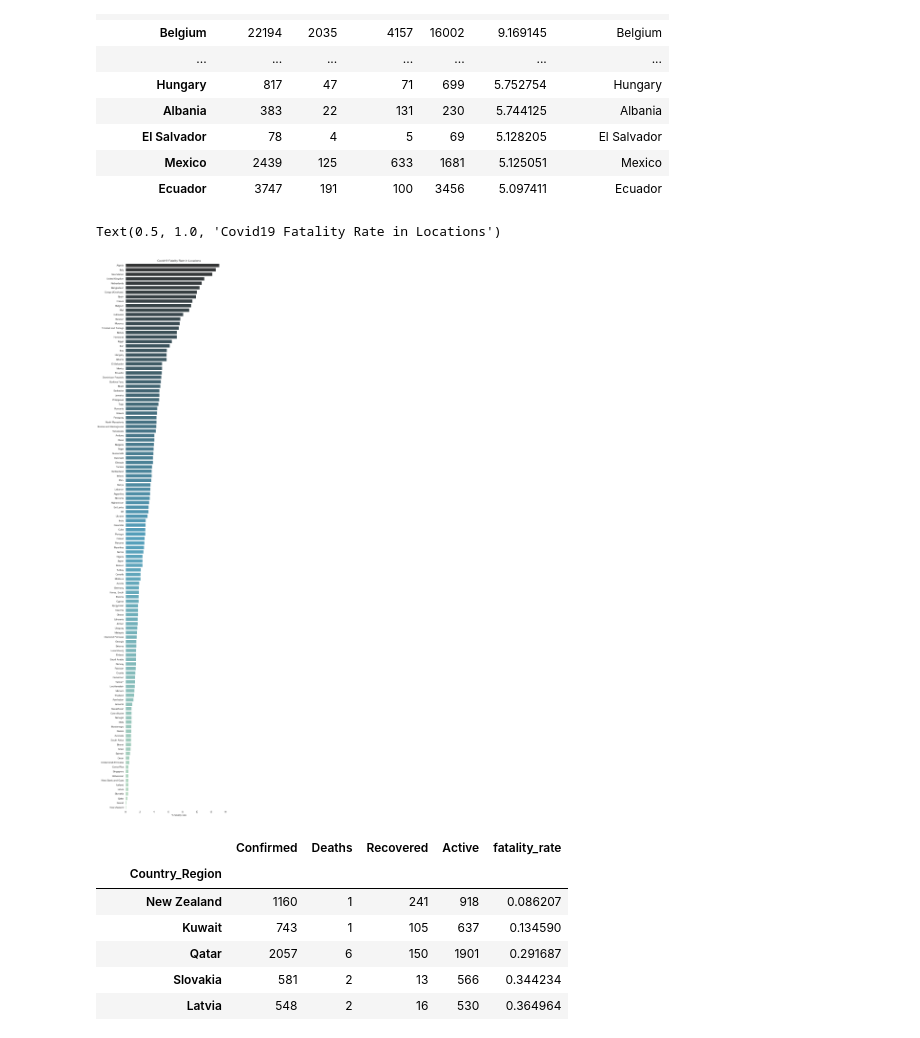
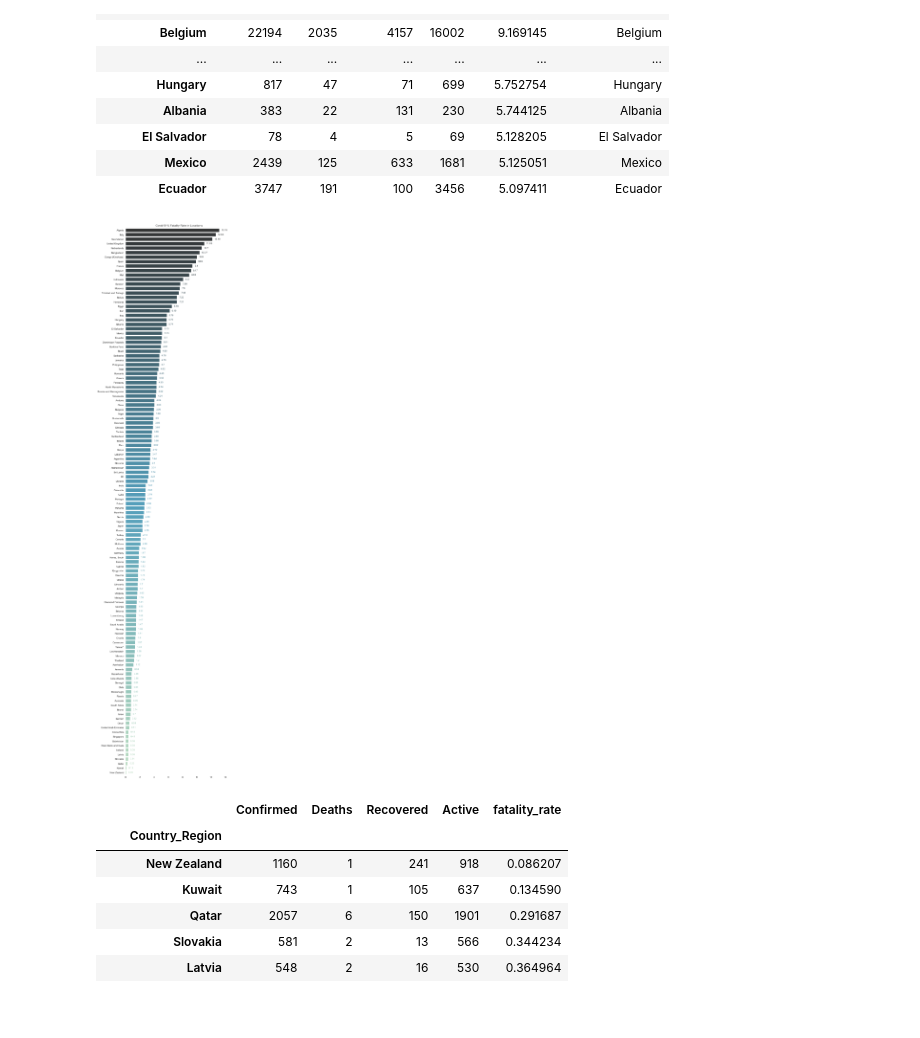
Before and after one commit to nnworkspace/covid19-insight, a Jupyter notebook: covid19-insight.ipynb, the cells around one changed output. Saved outputs shown, nothing was run; the diff lists cells and outputs as text; code cells hidden in the pictures; blank space fills up the shorter version.

Commit message:
cosmetics for the bar plot

```diff
--- a/covid19-insight.ipynb
+++ b/covid19-insight.ipynb
@@ -136,38 +136,47 @@ fatalities[:25]
 # %%
 # plot the rank of fatality rate as horizontal bar chart
 
 # canvas style must come first
 sns.set_style("white")
-# sns.set_color_codes("pastel")
 
 # set color palette
 pal = sns.color_palette("GnBu_d", len(fatalities))
 
 # Initialize the matplotlib figure
 f, ax = plt.subplots(figsize=(8, 42))
 
 # plot the rank of fatality rate
 rank = np.arange(len(fatalities))
-sns.barplot(x = 'fatality_rate', y = 'location',
+g = sns.barplot(x = 'fatality_rate', y = 'location',
             data = fatalities, label = 'Fatality Rate', palette=np.array(pal)[rank])
 
+# add fatality rate to each bar
+#for index, row in fatalities.iterrows():
+#    g.text(row.name, row.tip, round(row.fatality_rate, 2), color='black', ha="left")
+
+# here each patch in ax.patches is a matplotlib.patches.Rectangle object
+for p in ax.patches:
+    _x = p.get_x() + p.get_width() + float(0.3)
+    _y = p.get_y() + p.get_height() - float(0.4)
+    value = round(p.get_width(), 2)
+    ax.text(_x, _y, value, ha = "left", va = "center", color = p.get_facecolor())
+
 # Add informative axis label
-ax.set(xlim=(0, 15), ylabel = '', xlabel = '% fatality rate')
-
+ax.set(xlim=(0, 15), ylabel = '', xlabel = '')
 
 # cosmetics
 sns.despine(left=True, bottom=True)
 
 # pos = np.arange(len(fatalities))
 
 # plt.barh(pos, fatalities.fatality_rate * 100, align = 'center')
 # plt.yticks(pos, fatalities.index, fontsize = 12)
 # plt.xlabel('% fatality rate')
 
-plt.title('Covid19 Fatality Rate in Locations')
+plt.title('Covid19 % Fatality Rate in Locations')
+plt.show()
 # %% [output]
-Text(0.5, 1.0, 'Covid19 Fatality Rate in Locations')
-[figure, old version]
+[figure, new version]
 # %%
 fatalities_asc = df_country_cases.query('(Deaths > 0) & (Confirmed > 50)').sort_values(by = 'fatality_rate', ascending = True)
 
```
